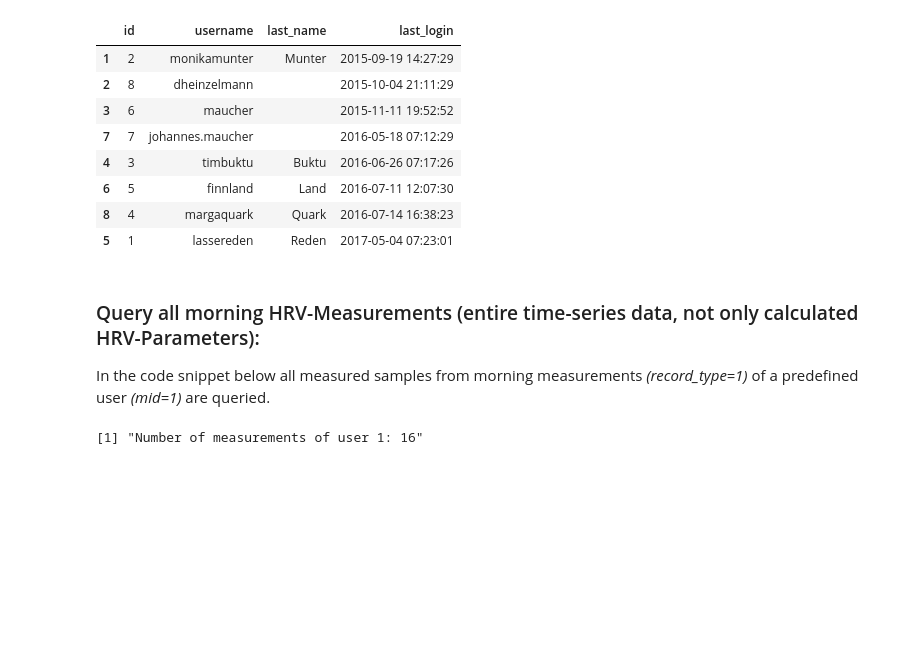
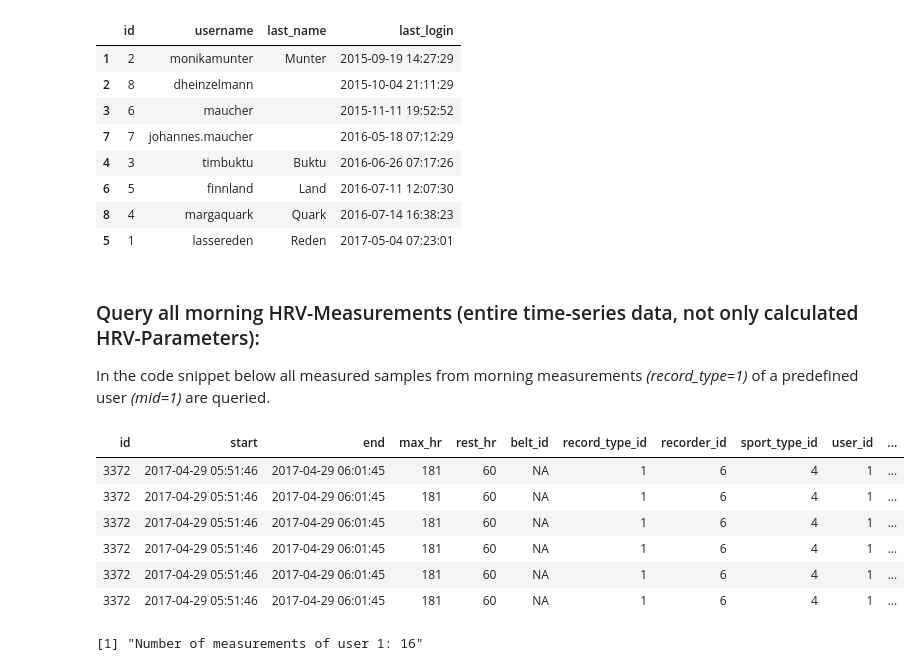
Before and after one commit to Mirza0602/Python, a Jupyter notebook: R/Lecture/02DataManagement/03DataBaseAcessAdvanced1.ipynb, the cells around one changed output. Saved outputs shown, nothing was run; the diff lists cells and outputs as text; code cells hidden in the pictures; blank space fills up the shorter version.

```diff
--- a/R/Lecture/02DataManagement/03DataBaseAcessAdvanced1.ipynb
+++ b/R/Lecture/02DataManagement/03DataBaseAcessAdvanced1.ipynb
@@ -107,6 +109,16 @@ mystr2=sprintf("SELECT * FROM records_record INNER JOIN
 records_data ON records_record.id = records_data.record_id
 WHERE records_record.user_id=%d AND records_record.record_type_id=1",mid)
 morningMeas<-dbGetQuery(conExp, mystr2)
+# %%
+head(morningMeas)
+# %% [output]
+| id | start | end | max_hr | rest_hr | belt_id | record_type_id | recorder_id | sport_type_id | user_id | ... |
+| 3372 | 2017-04-29 05:51:46 | 2017-04-29 06:01:45 | 181 | 60 | NA | 1 | 6 | 4 | 1 | ... |
+| 3372 | 2017-04-29 05:51:46 | 2017-04-29 06:01:45 | 181 | 60 | NA | 1 | 6 | 4 | 1 | ... |
+| 3372 | 2017-04-29 05:51:46 | 2017-04-29 06:01:45 | 181 | 60 | NA | 1 | 6 | 4 | 1 | ... |
+| 3372 | 2017-04-29 05:51:46 | 2017-04-29 06:01:45 | 181 | 60 | NA | 1 | 6 | 4 | 1 | ... |
+| 3372 | 2017-04-29 05:51:46 | 2017-04-29 06:01:45 | 181 | 60 | NA | 1 | 6 | 4 | 1 | ... |
+| 3372 | 2017-04-29 05:51:46 | 2017-04-29 06:01:45 | 181 | 60 | NA | 1 | 6 | 4 | 1 | ... |
 # %%
 morningMeas<-morningMeas[order(morningMeas$start),]
 n_meas<-length(unique(morningMeas$id))
```
Also changed, not shown: parts of 1 cell of this notebook, 2 other files.
